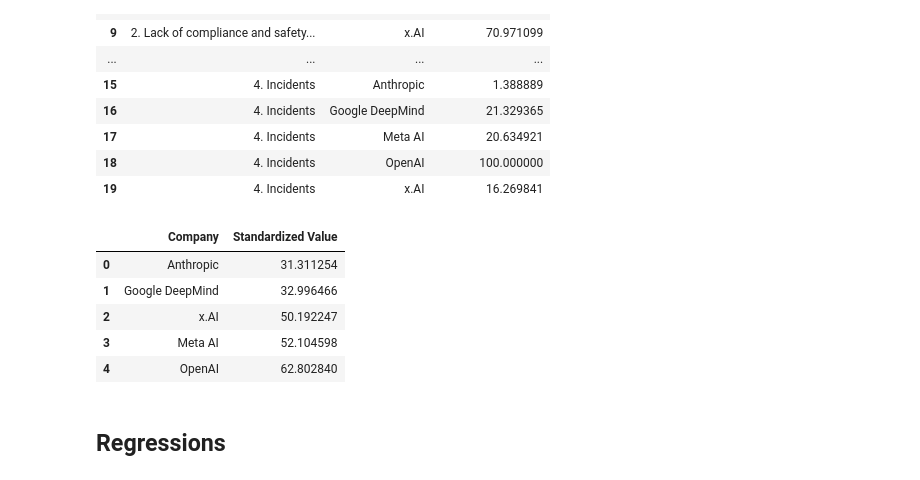
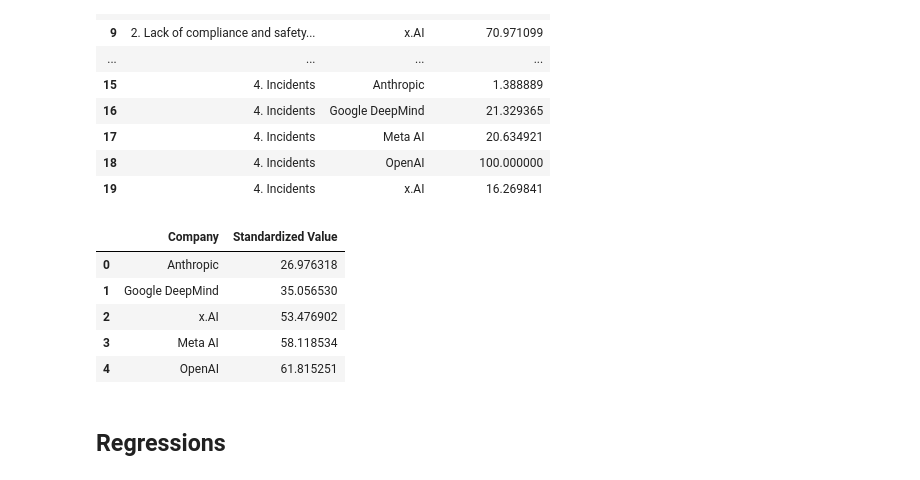
Before and after one commit to madegde/airisk-dashboard, a Jupyter notebook: AI Risk Index Charts.ipynb, the cells around one changed output. Cells and saved outputs as stored; diff of their text form; code cells hidden in the pictures.

```diff
--- a/AI Risk Index Charts.ipynb
+++ b/AI Risk Index Charts.ipynb
@@ -105,18 +105,18 @@ risk_category_df
 risk_category_df.to_csv("data/risk_category_std.csv", index=False)
 # %%
 # Aggregate the data by 'Company'
-risk_company_df = df.groupby(['Company']).agg({
+risk_company_df = risk_category_df.groupby(['Company']).agg({
     'Standardized Value': 'mean'
 }).reset_index()
 risk_company_df = risk_company_df.sort_values(by='Standardized Value', ascending=True).reset_index(drop=True)
 risk_company_df
 # %% [output]
 |  | Company | Standardized Value |
-| 0 | Anthropic | 31.311254 |
-| 1 | Google DeepMind | 32.996466 |
-| 2 | x.AI | 50.192247 |
-| 3 | Meta AI | 52.104598 |
-| 4 | OpenAI | 62.802840 |
+| 0 | Anthropic | 26.976318 |
+| 1 | Google DeepMind | 35.056530 |
+| 2 | x.AI | 53.476902 |
+| 3 | Meta AI | 58.118534 |
+| 4 | OpenAI | 61.815251 |
 # %%
 risk_company_df.to_csv("data/risk_company_std.csv", index=False)
 # %%
```
Also changed, not shown: parts of 6 cells of this notebook, 4 other files.
